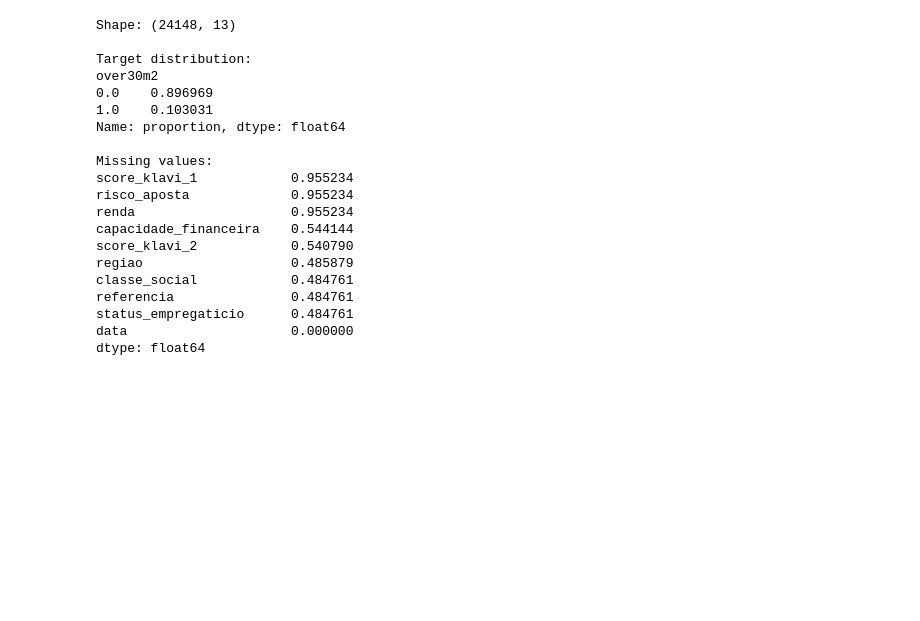
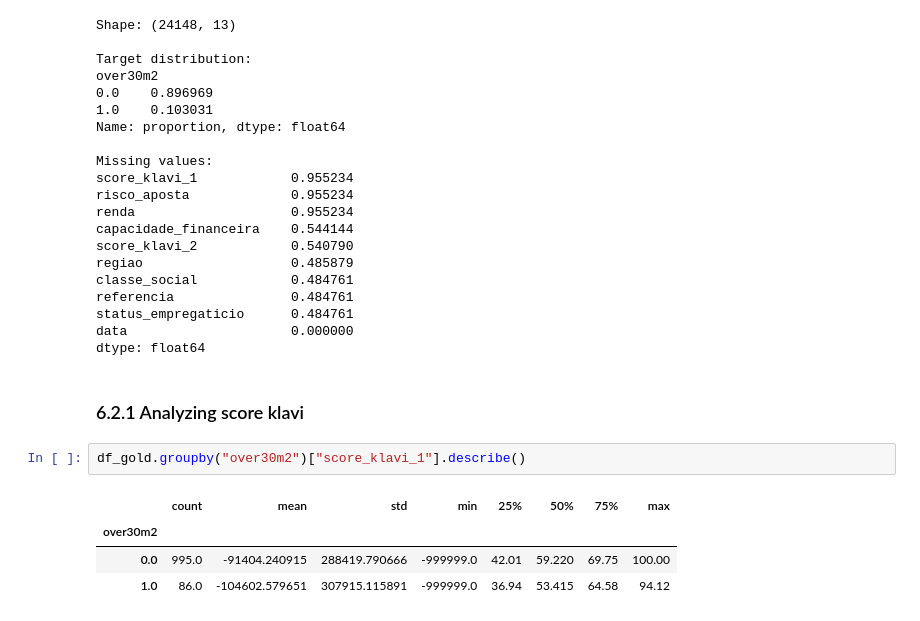
Before and after one commit to VTsilva/case_data_scientist_senior_klavi, a Jupyter notebook: Notebook_processo.ipynb, the cells around one changed output. Cells and saved outputs as stored; diff of their text form; blank space fills up the shorter version.

```diff
--- a/Notebook_processo.ipynb
+++ b/Notebook_processo.ipynb
@@ -864,3 +864,12 @@ referencia               0.484761
 status_empregaticio      0.484761
 data                     0.000000
 dtype: float64
+# %% [markdown]
+### 6.2.1 Analyzing score klavi
+# %%
+df_gold.groupby("over30m2")["score_klavi_1"].describe()
+# %% [output]
+|  | count | mean | std | min | 25% | 50% | 75% | max |
+| over30m2 |  |  |  |  |  |  |  |  |
+| 0.0 | 995.0 | -91404.240915 | 288419.790666 | -999999.0 | 42.01 | 59.220 | 69.75 | 100.00 |
+| 1.0 | 86.0 | -104602.579651 | 307915.115891 | -999999.0 | 36.94 | 53.415 | 64.58 | 94.12 |
```
Also changed, not shown: parts of 22 cells of this notebook.
